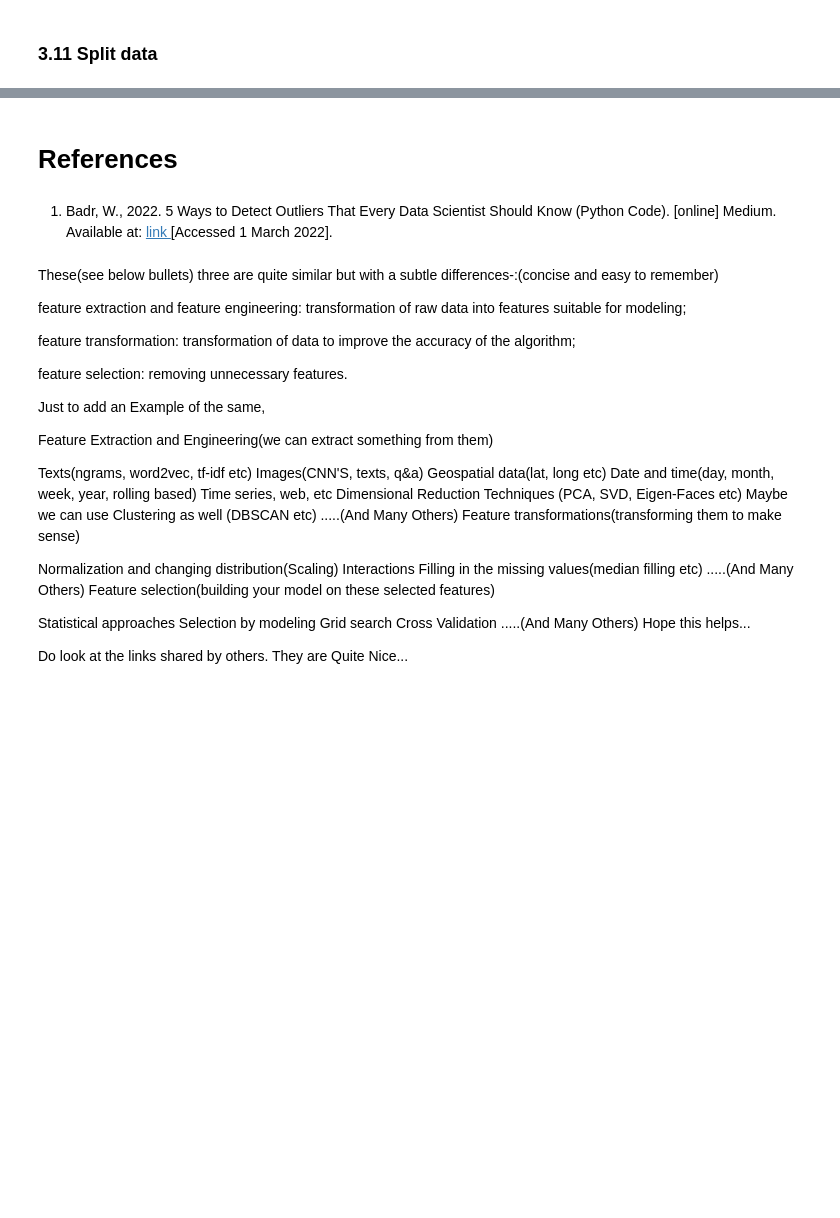
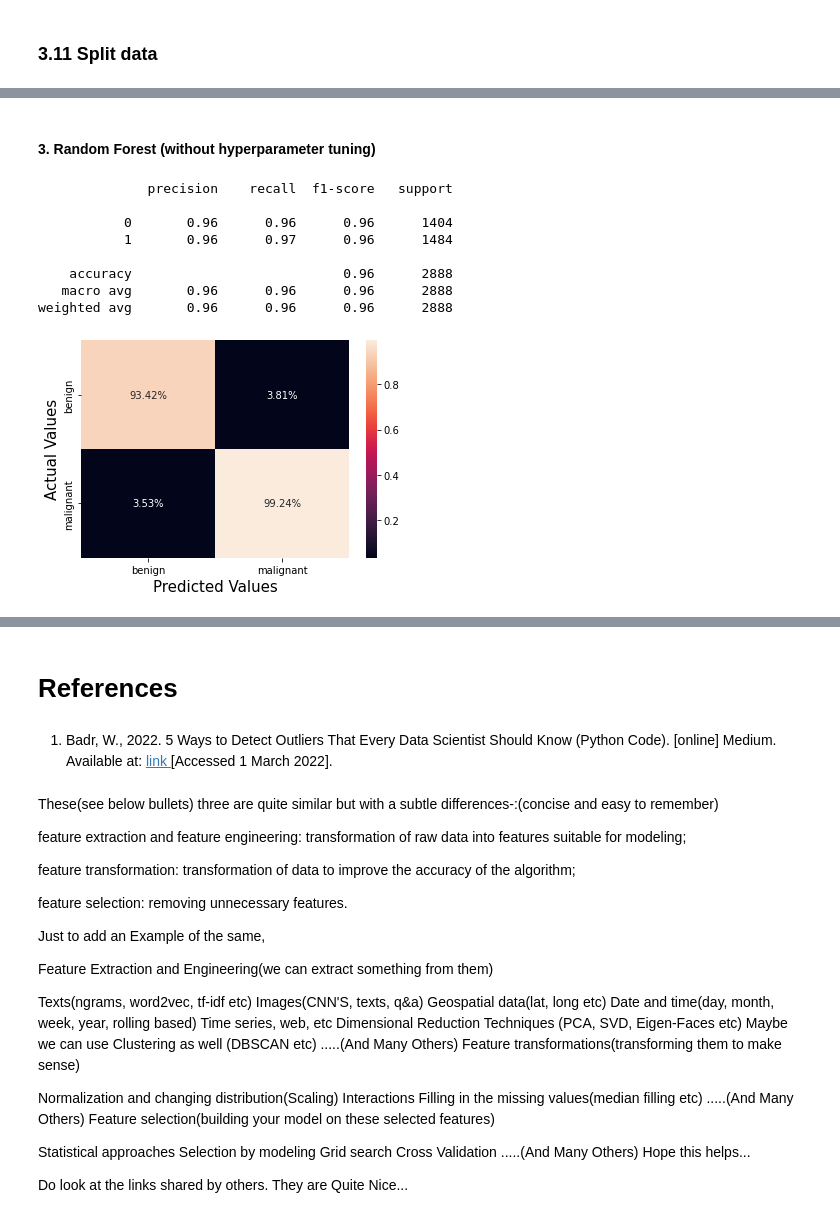
Before and after one commit to junaidiqbalsyed/CS985_Task_2, a Jupyter notebook: Breast_cancer_classification.ipynb, the cells around one changed output, grey strips where cells are left out. Cells and saved outputs as stored; diff of their text form; code cells hidden in the pictures; blank space fills up the shorter version.

```diff
--- a/Breast_cancer_classification.ipynb
+++ b/Breast_cancer_classification.ipynb
@@ -399,0 +533,18 @@ X_test = scalar.fit_transform(X_test)
+# %% [markdown]
+#### 3. Random Forest (without hyperparameter tuning)
+# %%
+# Create a object of model
+Random_Forest = RandomForestClassifier()
+
+# Train the model and generate report
+Decision_Tree_Tuned = model_Trainer(Random_Forest, "Random_Forest")
+# %% [output]
+              precision    recall  f1-score   support
+
+           0       0.96      0.96      0.96      1404
+           1       0.96      0.97      0.96      1484
+
+    accuracy                           0.96      2888
+   macro avg       0.96      0.96      0.96      2888
+weighted avg       0.96      0.96      0.96      2888
+[figure, added]
```
Also changed, not shown: parts of 27 cells of this notebook.
